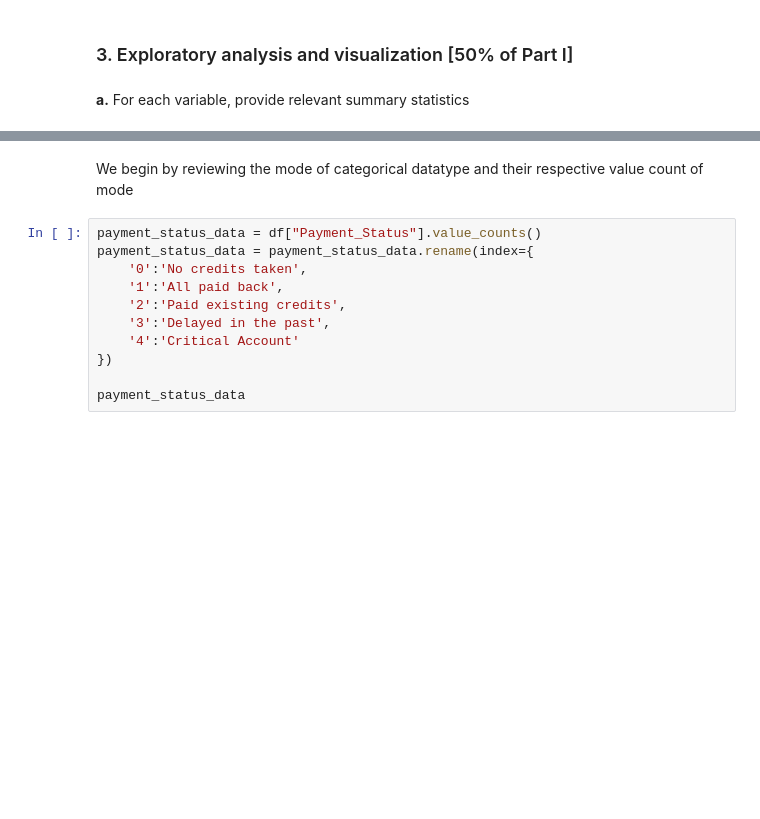
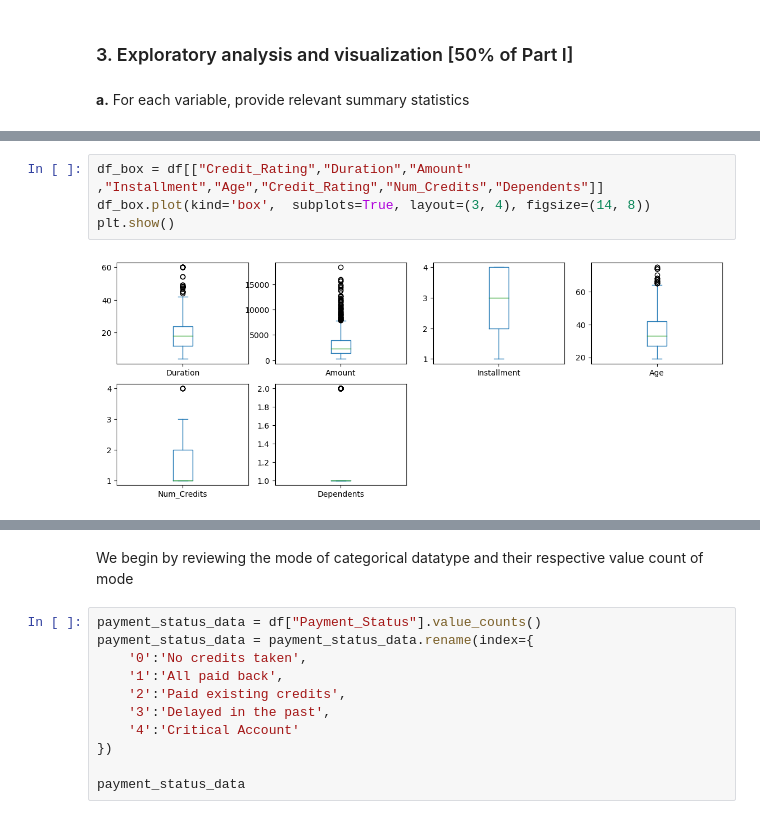
Before and after one commit to Bk49/CS105-Project, a Jupyter notebook: CS105 Project Submission Part I 2023.ipynb, the cells around one changed output, grey strips where cells are left out. Cells and saved outputs as stored; diff of their text form; blank space fills up the shorter version.

```diff
--- a/CS105 Project Submission Part I 2023.ipynb
+++ b/CS105 Project Submission Part I 2023.ipynb
@@ -534,0 +552,6 @@ dtype: object
+# %%
+df_box = df[["Credit_Rating","Duration","Amount" ,"Installment","Age","Credit_Rating","Num_Credits","Dependents"]]
+df_box.plot(kind='box',  subplots=True, layout=(3, 4), figsize=(14, 8))
+plt.show()
+# %% [output]
+[figure, added]
```
Also changed, not shown: parts of 17 cells of this notebook, 1 other file.
